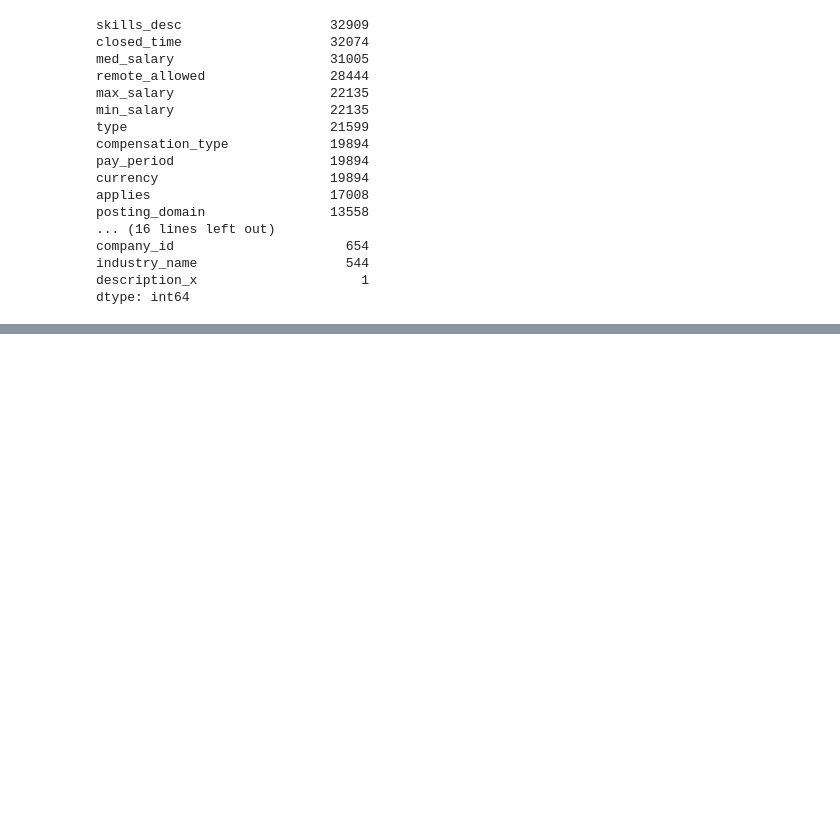
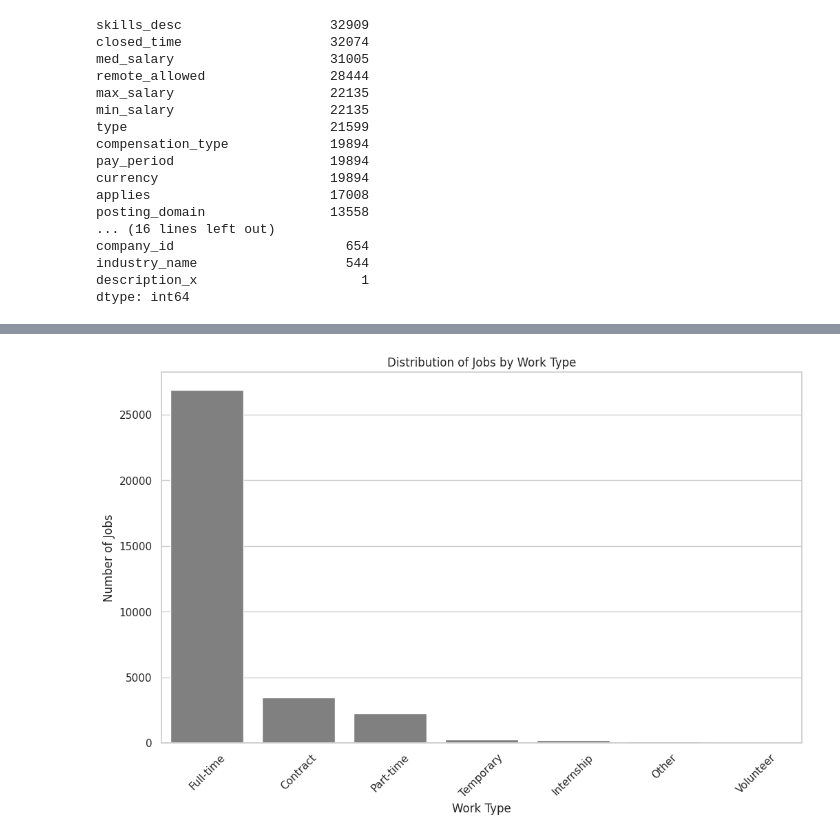
Before and after one commit to com-480-data-visualization/com-480-RYL, a Jupyter notebook: EDA.ipynb, the cells around one changed output, grey strips where cells are left out. Saved outputs shown, nothing was run; the diff lists cells and outputs as text; code cells hidden in the pictures; blank space fills up the shorter version.

```diff
--- a/EDA.ipynb
+++ b/EDA.ipynb
@@ -141,0 +185,13 @@ for column in ['skills_desc', 'remote_allowed', 'compensation_type', 'type', 'pa
+# %%
+#Distribution of jobs by work_type
+work_type_order = merged_post['formatted_work_type'].value_counts().index
+
+plt.figure(figsize=(12, 7))
+sns.countplot(data=merged_post, x='formatted_work_type', order=work_type_order, color='grey')
+plt.title('Distribution of Jobs by Work Type')
+plt.xlabel('Work Type')
+plt.ylabel('Number of Jobs')
+plt.xticks(rotation=45)
+plt.show()
+# %% [output]
+[figure, added]
```
Also changed, not shown: parts of 14 cells of this notebook.
